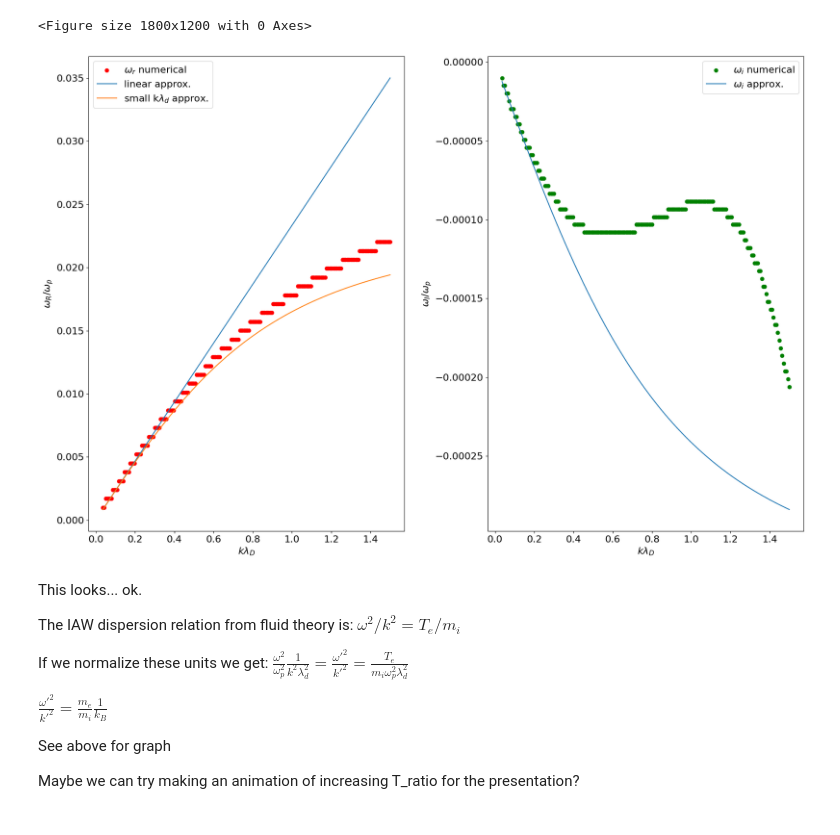
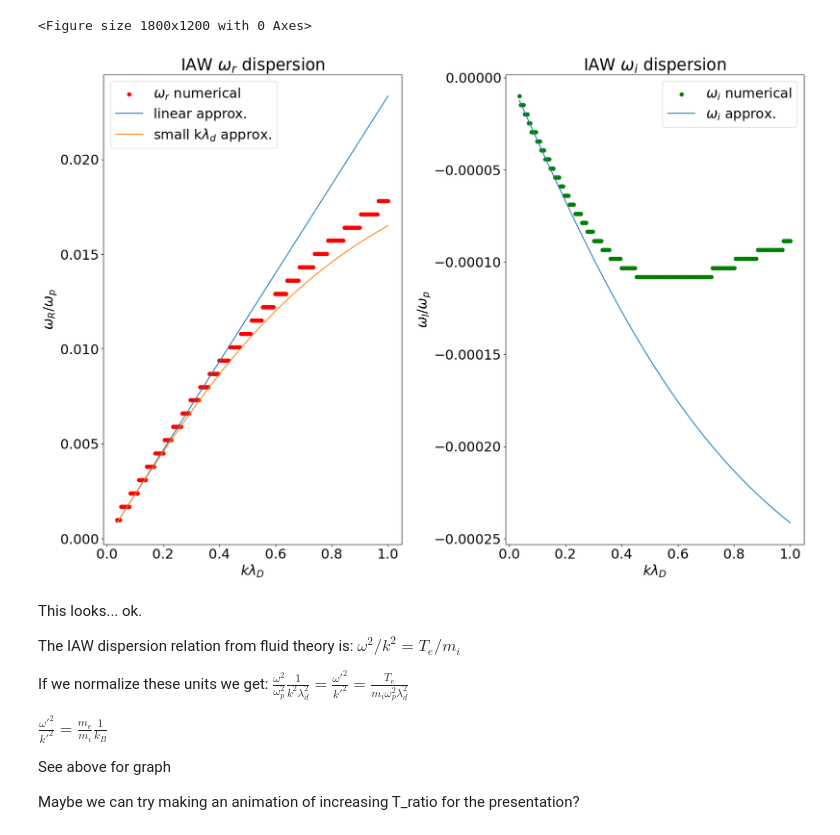
Before and after one commit to dschneidinger/222B_Landau_Damping_2024, a Jupyter notebook: 1-Numerical_solution_kinetic_dispersion_relation/z_function_ion_kinetics.ipynb, the cells around one changed output. Cells and saved outputs as stored; diff of their text form; code cells hidden in the pictures.

Commit message:
Finalized diagrams

```diff
--- a/1-Numerical_solution_kinetic_dispersion_relation/z_function_ion_kinetics.ipynb
+++ b/1-Numerical_solution_kinetic_dispersion_relation/z_function_ion_kinetics.ipynb
@@ -11,5 +16,5 @@ from functions import *
 # %%
-plt.rcParams.update({'font.size': 16})
+plt.rcParams.update({'font.size': 22})
 
 fig1 = plt.figure(figsize=(18,12))
 fig2 = plt.figure(figsize = (18,12))
@@ -21,38 +26,38 @@ ax2 = plt.subplot(1,2,2)
 ax2.set_xlabel(r'$k\lambda_D$')
 ax2.set_ylabel(r'$\omega_I/\omega_p$')
 
-k0s = np.linspace(0.036, 1.5, 200)
+k0s = np.linspace(0.036, 1, 200)
 
 Ti_over_Te = .025 # Mess around with this parameter to see the T dependence. As one would expect, if Ti gets too small, IAWs are no longer able to propogate
 
 wr_vals = []
 wi_vals = []
 for k0 in k0s:
     Wrs, Wis = find_w_roots_plasmapy(k0, Ti_over_Te,Wr_range = [0.001,0.09],Wi_range=[-0.00001,-0.0005])
     wr_vals.append(Wrs)
     wi_vals.append(Wis)
 ax1.scatter(k0s, wr_vals, c = 'r', label = '$\omega_r$ numerical')
 ax2.scatter(k0s, wi_vals, c = 'g', label = '$\omega_i$ numerical')
 
-plt.tight_layout(h_pad=2)
+plt.tight_layout(h_pad=3)
 
 #ax1.plot(k0s,np.sqrt(1/1836)*np.sqrt(1/(1+k0s**2)+ Ti_over_Te)) # This should be the full expression but it doesn't look right
 ax1.plot(k0s, k0s*np.sqrt(1/1836.), label = "linear approx.")
 
 ax1.plot(k0s, np.sqrt((1/1836)/(1+1/k0s**2)), label = 'small k$\lambda_d$ approx.')
 
 
 wi_approx = -np.sqrt(np.pi/8)*(np.sqrt(1/1836.)+ (1/Ti_over_Te)**(3/2)*np.exp(-1/(2*Ti_over_Te)))
 ax2.plot(k0s, np.sqrt((1/1836)/(1+1/k0s**2))*wi_approx, label = '$\omega_i$ approx.')
 
 ax1.legend()
 ax2.legend()
-#ax1.title('IAW $\omega_r$ dispersion')
-#ax2.title('IAW $\omega_i$ dispersion')
+ax1.set_title('IAW $\omega_r$ dispersion')
+ax2.set_title('IAW $\omega_i$ dispersion')
 plt.savefig('IAW dispersion relations')
 # %% [output]
 <Figure size 1800x1200 with 0 Axes>
-[figure, old version]
+[figure, new version]
 # %% [markdown]
 This looks... ok.
 
```
Also changed, not shown: parts of 2 cells of this notebook, 1 other file.
